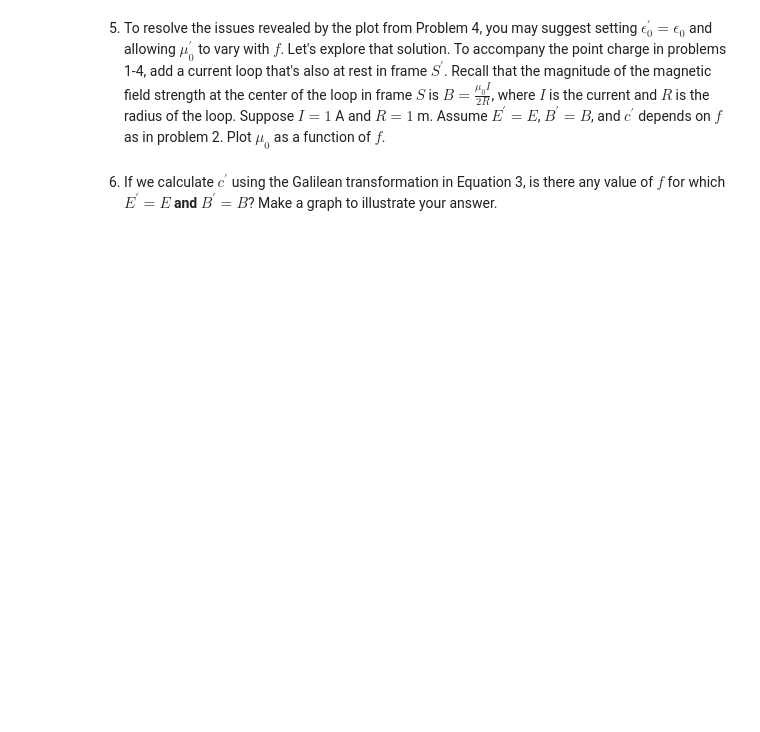
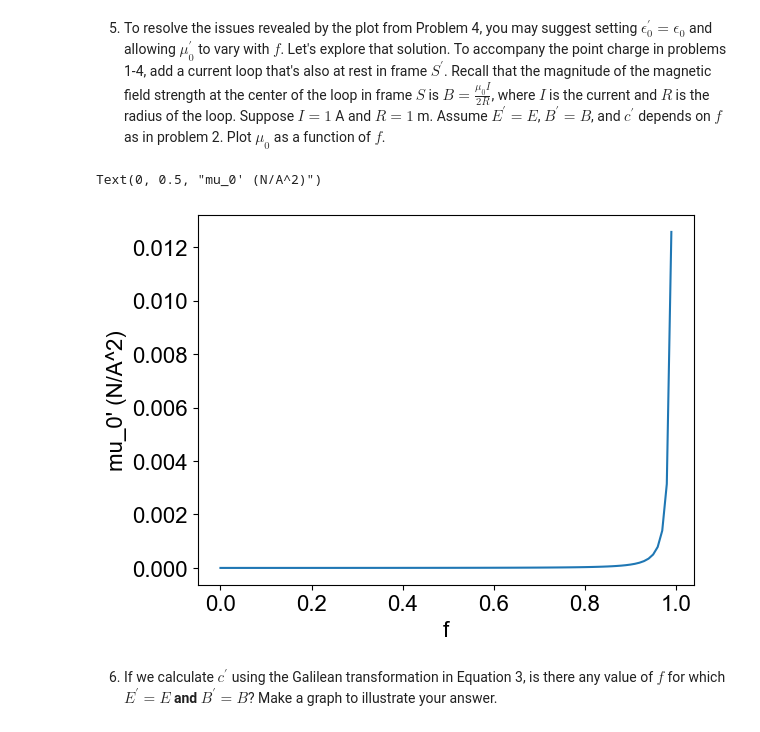
Before and after one commit to ashtonsouthwick/PHYS309, a Jupyter notebook: assignment1.ipynb, the cells around one changed output. Cells and saved outputs as stored; diff of their text form; code cells hidden in the pictures; blank space fills up the shorter version.

```diff
--- a/assignment1.ipynb
+++ b/assignment1.ipynb
@@ -102,7 +119,14 @@ Text(0.5, 0, 'f (dimensionless)')
     <li>To resolve the issues revealed by the plot from Problem 4, you may suggest setting $\epsilon_0^{\prime} = \epsilon_0$ and allowing $\mu_0^{\prime}$ to vary with $f$. Let's explore that solution. To accompany the point charge in problems 1-4, add a current loop that's also at rest in frame $S^{\prime}$. Recall that the magnitude of the magnetic field strength at the center of the loop in frame $S$ is $B = \frac{\mu_0 I}{2R}$, where $I$ is the current and $R$ is the radius of the loop. Suppose $I = 1$ A and $R = 1$ m. Assume $E^{\prime} = E$, $B^{\prime} = B$, and $c^{\prime}$ depends on $f$ as in problem 2. Plot $\mu_0$ as a function of $f$.</li>
 </ol>
 # %%
-# Plot here
+mu_0_prime = 1 / (constants.epsilon_0 * c_prime(f)**2)
+plt.plot(f,mu_0_prime)
+plt.xlabel("f")
+plt.ylabel("mu_0' (N/A^2)")
+# As f increases, c_prime will decrease, causing mu_0 to increase : c = 1 / sqrt(eps_0 * mu_0)
+# %% [output]
+Text(0, 0.5, "mu_0' (N/A^2)")
+[figure, added]
 # %% [markdown]
 <ol start=6>
 <li>If we calculate $c^{\prime}$ using the Galilean transformation in Equation 3, is there any value of $f$ for which $E^{\prime} = E$ <strong>and</strong> $B^{\prime} = B$? Make a graph to illustrate your answer.</li>
```
Also changed, not shown: parts of 2 cells of this notebook.
